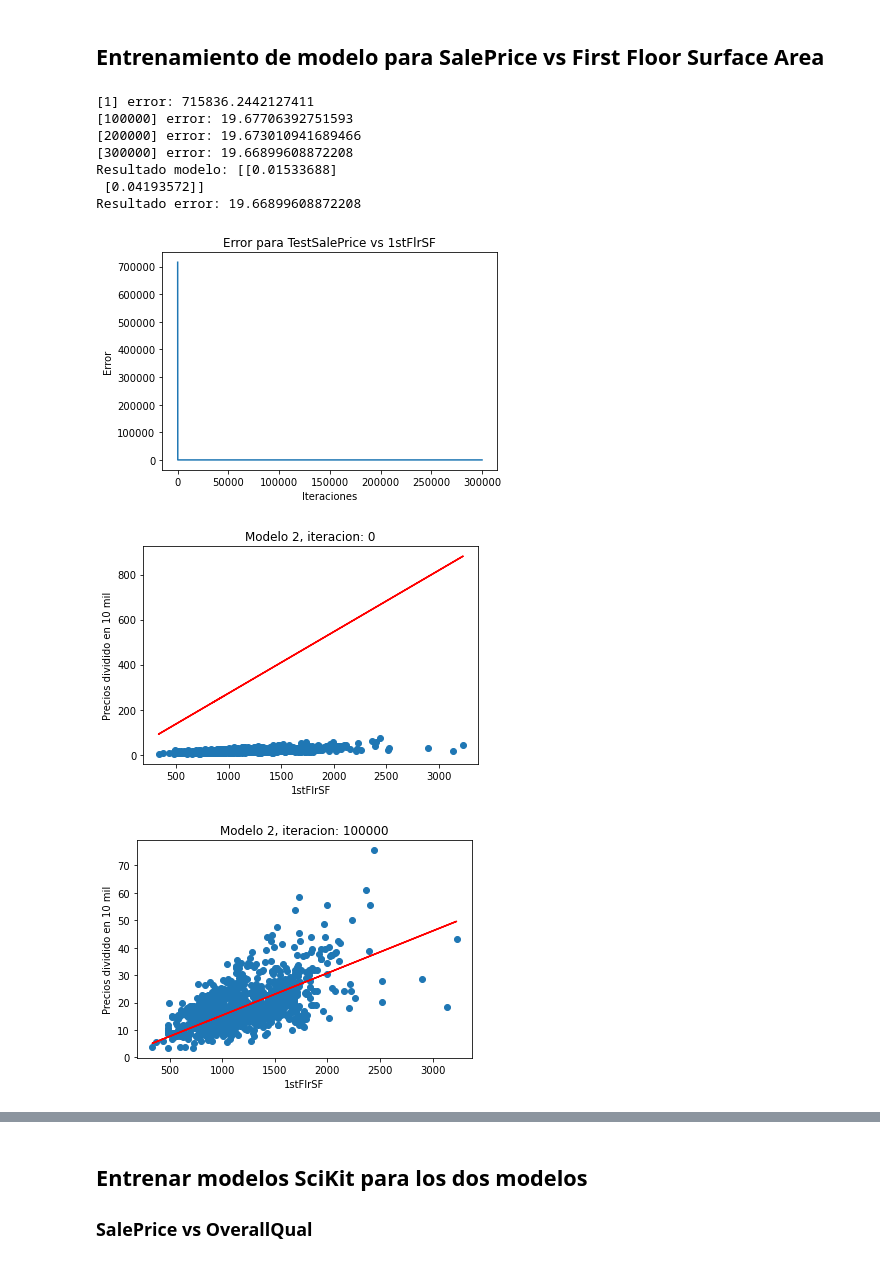
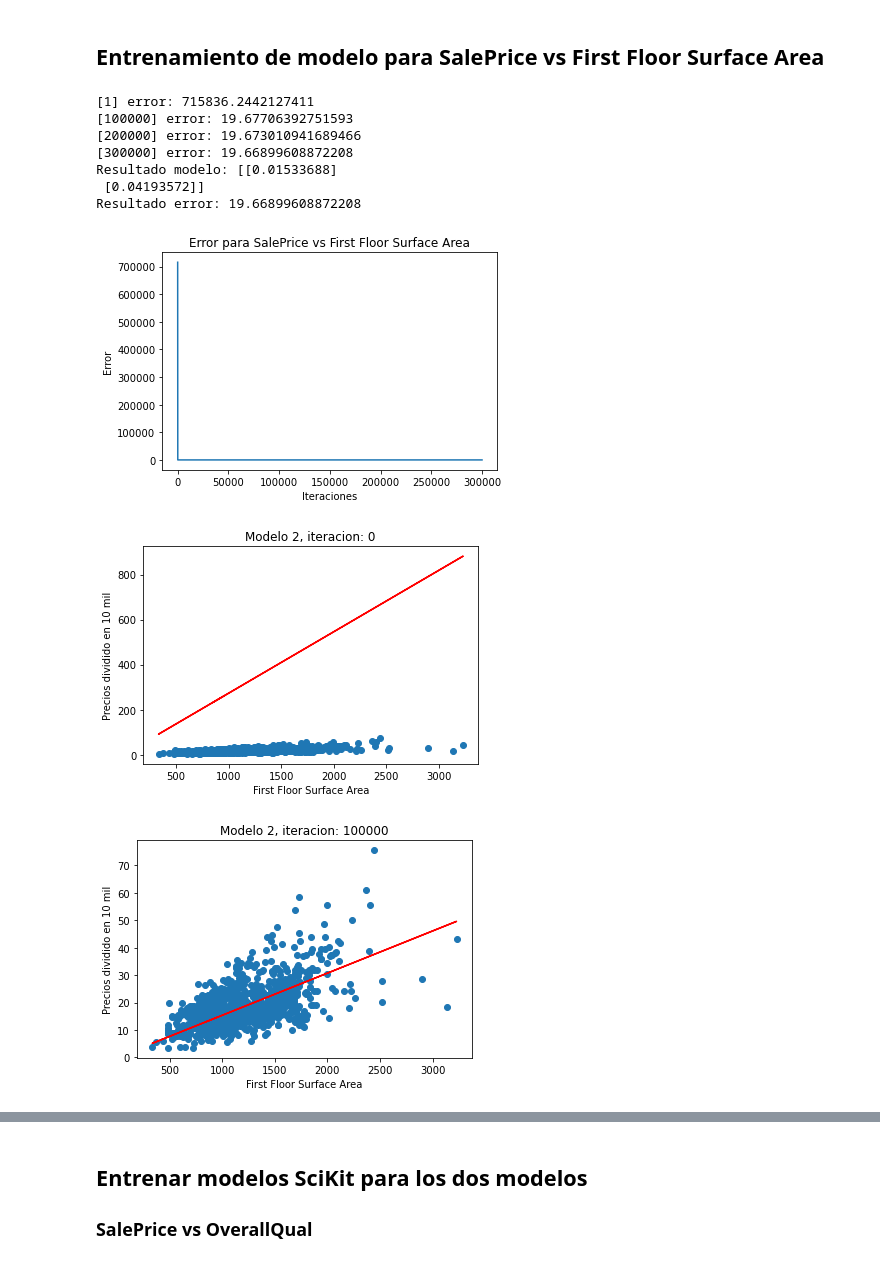
Before and after one commit to alphamander/proyecto_ciencias_de_datos_python, a Jupyter notebook: proyecto_ciencias_de_datos_python.ipynb, the cells around one changed output, grey strips where cells are left out. Cells and saved outputs as stored; diff of their text form; code cells hidden in the pictures.

```diff
--- a/proyecto_ciencias_de_datos_python.ipynb
+++ b/proyecto_ciencias_de_datos_python.ipynb
@@ -287,21 +287,21 @@ Resultado error: 11.469163823991568
 # %%
 #y de entrenamiento, convertir a vector escalado 1/10000
 yTestSalePrice = trainingSet[:,0].reshape(-1,1)/10000
 xTest1stFlrSF = trainingSet[:,2].reshape(-1,1)
 modelo2, error2 = entrenarModeloLineal(xTest1stFlrSF,yTestSalePrice,300000,100000, 0.0000005)
 print("Resultado modelo: " + str(modelo2[-1]))
 print("Resultado error: " + str(error2[-1]))
 
-plotError(error2,"Error para TestSalePrice vs 1stFlrSF")
-plotNModel(xTest1stFlrSF,yTestSalePrice,modelo2,100000,"Modelo 2","1stFlrSF")
+plotError(error2,"Error para SalePrice vs First Floor Surface Area")
+plotNModel(xTest1stFlrSF,yTestSalePrice,modelo2,100000,"Modelo 2","First Floor Surface Area")
 # %% [output]
 [1] error: 715836.2442127411
 [100000] error: 19.67706392751593
 [200000] error: 19.673010941689466
 [300000] error: 19.66899608872208
 Resultado modelo: [[0.01533688]
  [0.04193572]]
 Resultado error: 19.66899608872208
-[figure, old version]
+[figure, new version]
-[figure, old version]
+[figure, new version]
-[figure, old version]
+[figure, new version]
```
Also changed, not shown: parts of 5 cells of this notebook.
